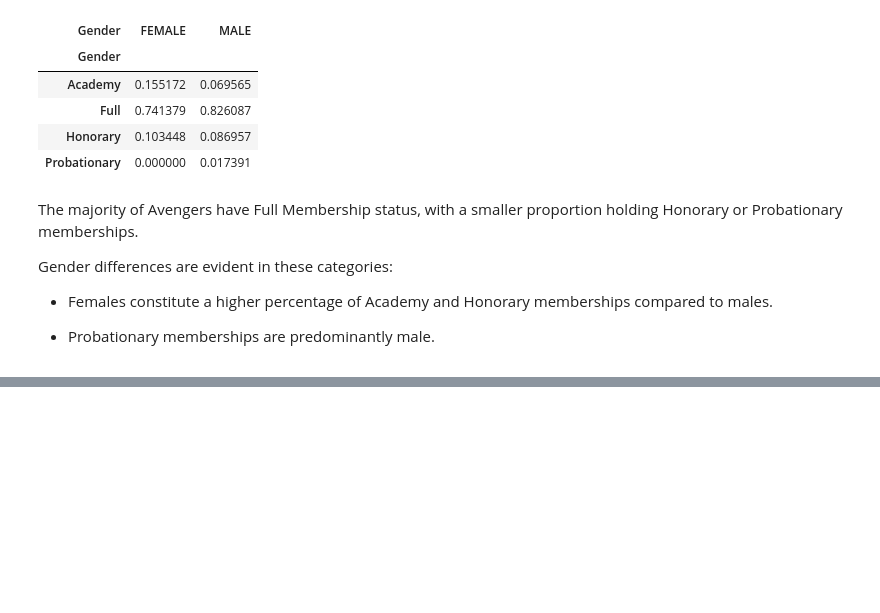
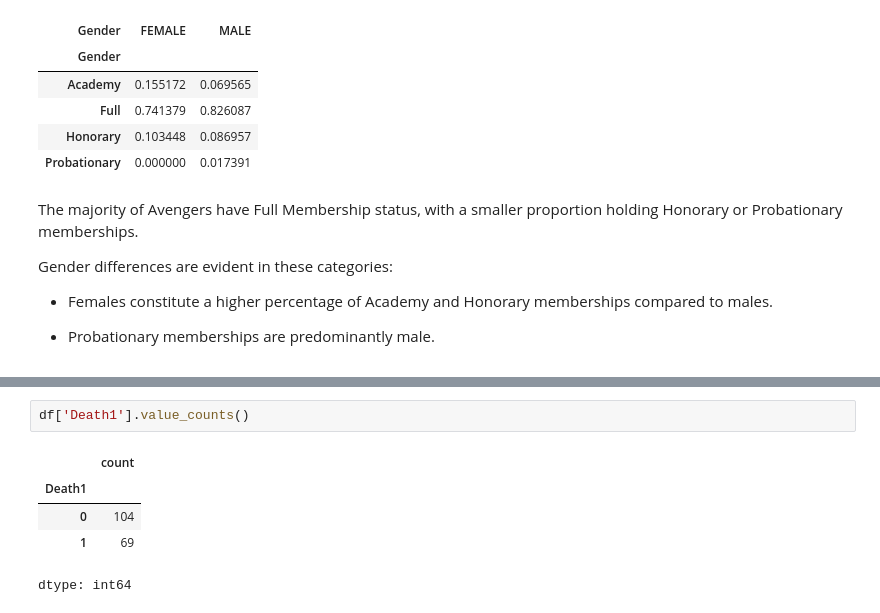
Before and after one commit to viktoruebelhart/avengers, a Jupyter notebook: avengers.ipynb, the cells around one changed output, grey strips where cells are left out. Saved outputs shown, nothing was run; the diff lists cells and outputs as text; blank space fills up the shorter version.

```diff
--- a/avengers.ipynb
+++ b/avengers.ipynb
@@ -618,0 +641,8 @@ Gender differences are evident in these categories:
+# %%
+df['Death1'].value_counts()
+# %% [output]
+|  | count |
+| Death1 |  |
+| 0 | 104 |
+| 1 | 69 |
+dtype: int64
```
Also changed, not shown: parts of 6 cells of this notebook.
